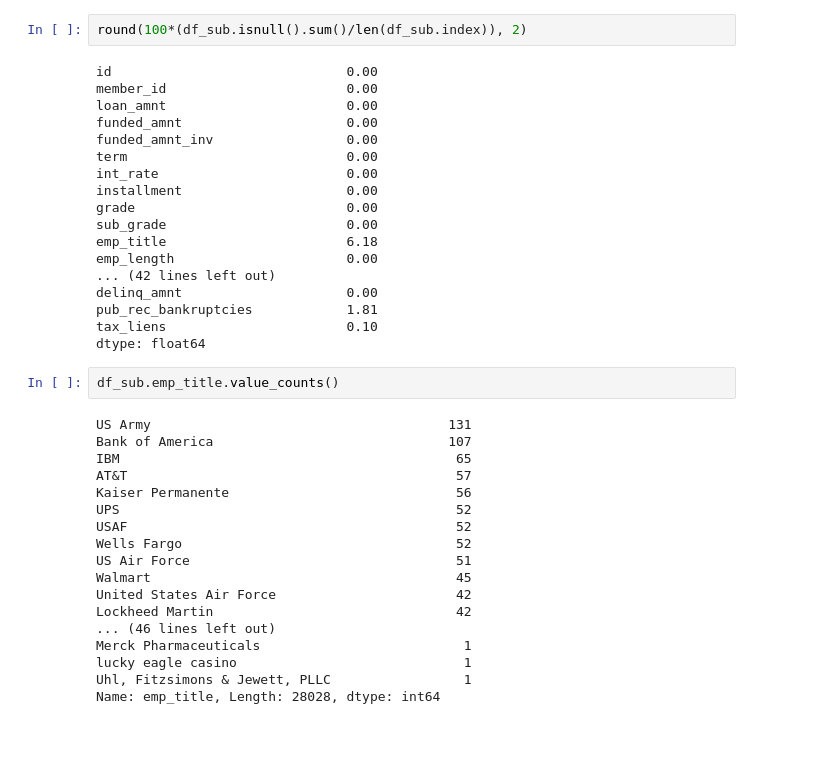
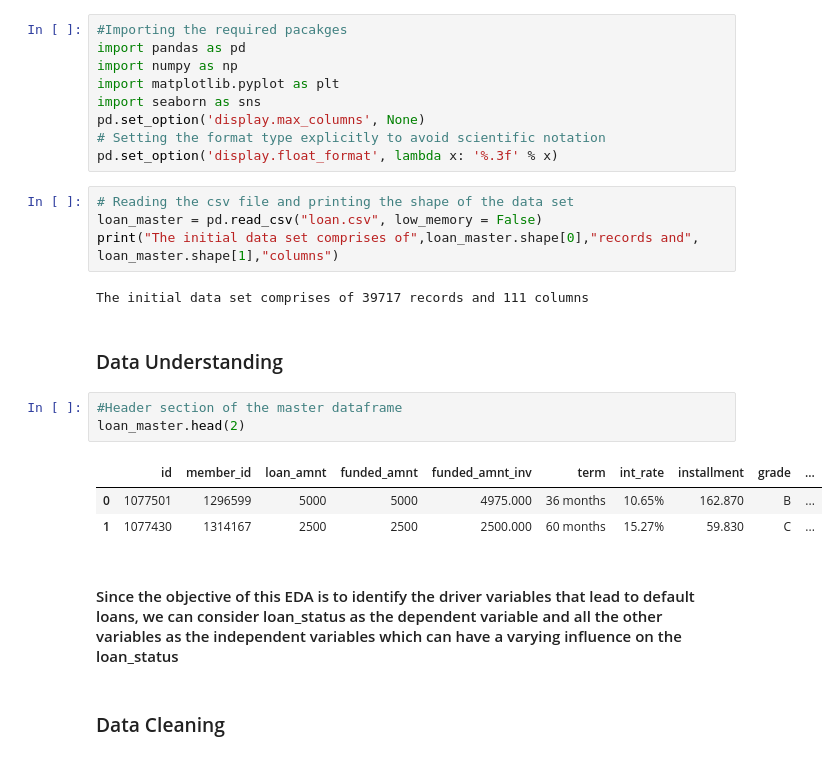
Before and after one commit to AshishVeera/Lending_Club_CaseStudy, a Jupyter notebook: Lending_Casestudy.ipynb, the cells around one changed output. Drawn from its saved outputs; the diff is of its cells as text.

```diff
--- a/Lending_Casestudy.ipynb
+++ b/Lending_Casestudy.ipynb
@@ -98,40 +1,28 @@ print(df_sub.shape)
-# %%
-round(100*(df_sub.isnull().sum()/len(df_sub.index)), 2)
-# %% [output]
-id                              0.00
-member_id                       0.00
-loan_amnt                       0.00
-funded_amnt                     0.00
-funded_amnt_inv                 0.00
-term                            0.00
-int_rate                        0.00
-installment                     0.00
-grade                           0.00
-sub_grade                       0.00
-emp_title                       6.18
-emp_length                      0.00
-... (42 lines left out)
-delinq_amnt                     0.00
-pub_rec_bankruptcies            1.81
-tax_liens                       0.10
-dtype: float64
-# %%
-df_sub.emp_title.value_counts()
-# %% [output]
-US Army                                      131
-Bank of America                              107
-IBM                                           65
-AT&T                                          57
-Kaiser Permanente                             56
-UPS                                           52
-USAF                                          52
-Wells Fargo                                   52
-US Air Force                                  51
-Walmart                                       45
-United States Air Force                       42
-Lockheed Martin                               42
-... (46 lines left out)
-Merck Pharmaceuticals                          1
-lucky eagle casino                             1
-Uhl, Fitzsimons & Jewett, PLLC                 1
-Name: emp_title, Length: 28028, dtype: int64
+# %%
+#Importing the required pacakges
+import pandas as pd
+import numpy as np
+import matplotlib.pyplot as plt
+import seaborn as sns
+pd.set_option('display.max_columns', None)
+# Setting the format type explicitly to avoid scientific notation
+pd.set_option('display.float_format', lambda x: '%.3f' % x)
+# %%
+# Reading the csv file and printing the shape of the data set
+loan_master = pd.read_csv("loan.csv", low_memory = False)
+print("The initial data set comprises of",loan_master.shape[0],"records and", loan_master.shape[1],"columns")
+# %% [output]
+The initial data set comprises of 39717 records and 111 columns
+# %% [markdown]
+### Data Understanding
+# %%
+#Header section of the master dataframe
+loan_master.head(2)
+# %% [output]
+|  | id | member_id | loan_amnt | funded_amnt | funded_amnt_inv | term | int_rate | installment | grade | ... |
+| 0 | 1077501 | 1296599 | 5000 | 5000 | 4975.000 | 36 months | 10.65% | 162.870 | B | ... |
+| 1 | 1077430 | 1314167 | 2500 | 2500 | 2500.000 | 60 months | 15.27% | 59.830 | C | ... |
+# %% [markdown]
+#### Since the objective of this EDA is to identify the driver variables that lead to default loans, we can consider loan_status as the dependent variable and all the other variables as the independent variables which can have a varying influence on the loan_status
+# %% [markdown]
+### Data Cleaning
```
Also changed, not shown: parts of 35 cells of this notebook.
